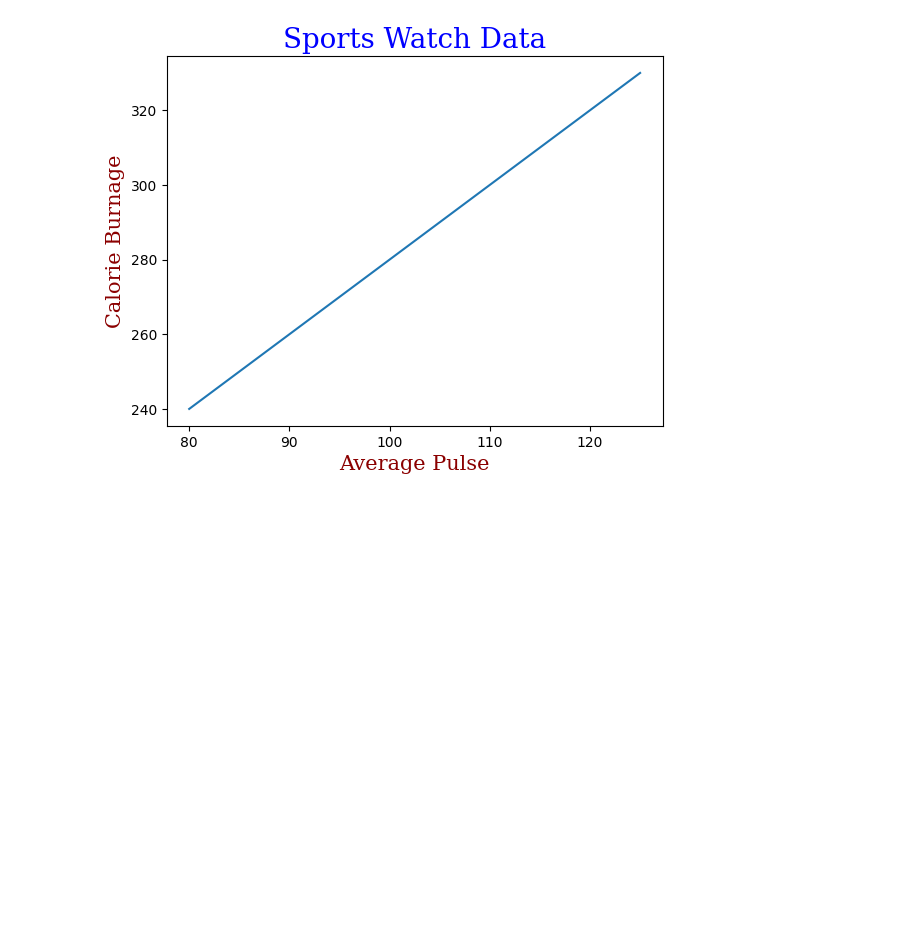
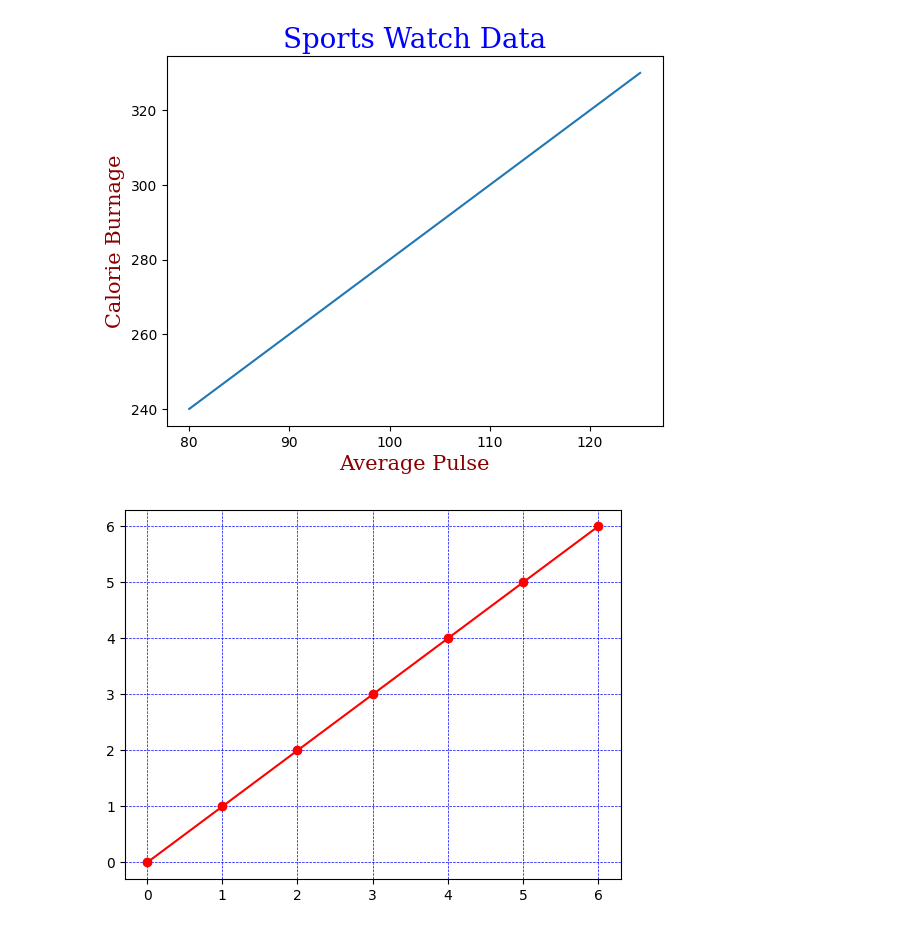
Before and after one commit to manusharansah/Python, a Jupyter notebook: Basics/matplotlib_basics.ipynb, the cells around one changed output. Cells and saved outputs as stored; diff of their text form; code cells hidden in the pictures; blank space fills up the shorter version.

Commit message:
end of matplotlib

```diff
--- a/Basics/matplotlib_basics.ipynb
+++ b/Basics/matplotlib_basics.ipynb
@@ -143,3 +150,16 @@ plt.plot(x, y)
 plt.show()
 # %% [output]
 [figure]
+# %%
+# Drawing grid lines on the plot
+import matplotlib.pyplot as plt
+import numpy as np
+
+x = np.array([0,1,2,3,4,5,6])
+y = np.array([0,1,2,3,4,5,6])
+
+plt.plot(x,y,'o-r')
+plt.grid(axis = 'both', linestyle = 'dashed', linewidth = 0.5, color = 'blue')
+plt.show()
+# %% [output]
+[figure, added]
```
Also changed, not shown: parts of 14 cells of this notebook.
